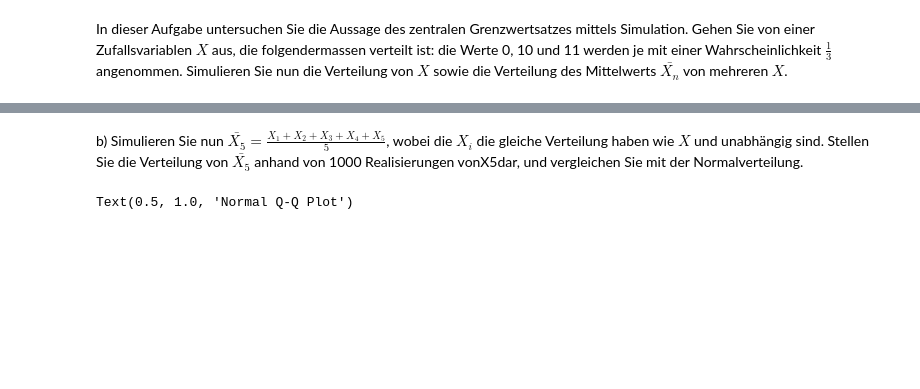
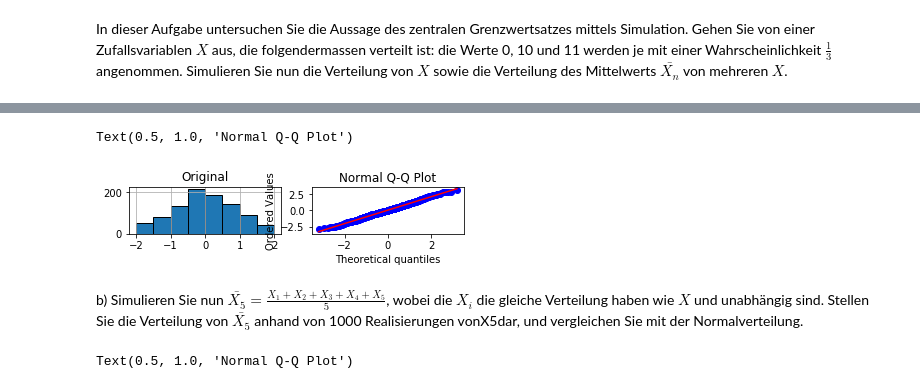
Before and after one commit to randombenj/hslu-statistics, a Jupyter notebook: sw05/exercise-5.2.ipynb, the cells around one changed output, grey strips where cells are left out. Cells and saved outputs as stored; diff of their text form; code cells hidden in the pictures; blank space fills up the shorter version.

```diff
--- a/sw05/exercise-5.2.ipynb
+++ b/sw05/exercise-5.2.ipynb
@@ -32,3 +33,20 @@ Text(0.5, 1.0, 'Normal Q-Q Plot')
+# %%
+x_norm = Series(st.norm.rvs(size=1000))
+
+# Mehrere Grafiken neben- und untereinander
+plt.subplot(4,2,1)
+
+# Histogramm erstellen
+x_norm.hist(bins=[-2,-1.5,-1,-0.5,0,0.5,1,1.5,2], edgecolor="black")
+plt.title("Original")
+plt.subplot(4,2,2)
+
+# Normalplot erstellen
+st.probplot(x_norm, plot=plt)
+plt.title("Normal Q-Q Plot")
+# %% [output]
+Text(0.5, 1.0, 'Normal Q-Q Plot')
+[figure, added]
 # %% [markdown]
 b) Simulieren Sie nun $\bar{X_5} = \frac{X_1+X_2+X_3+X_4+X_5}{5}$, wobei die $X_i$ die gleiche Verteilung haben wie $X$ und unabhängig sind. Stellen Sie die Verteilung von $\bar{X_5}$ anhand von 1000 Realisierungen vonX5dar, und vergleichen Sie mit der Normalverteilung.
 # %%
```
Also changed, not shown: parts of 5 cells of this notebook.
